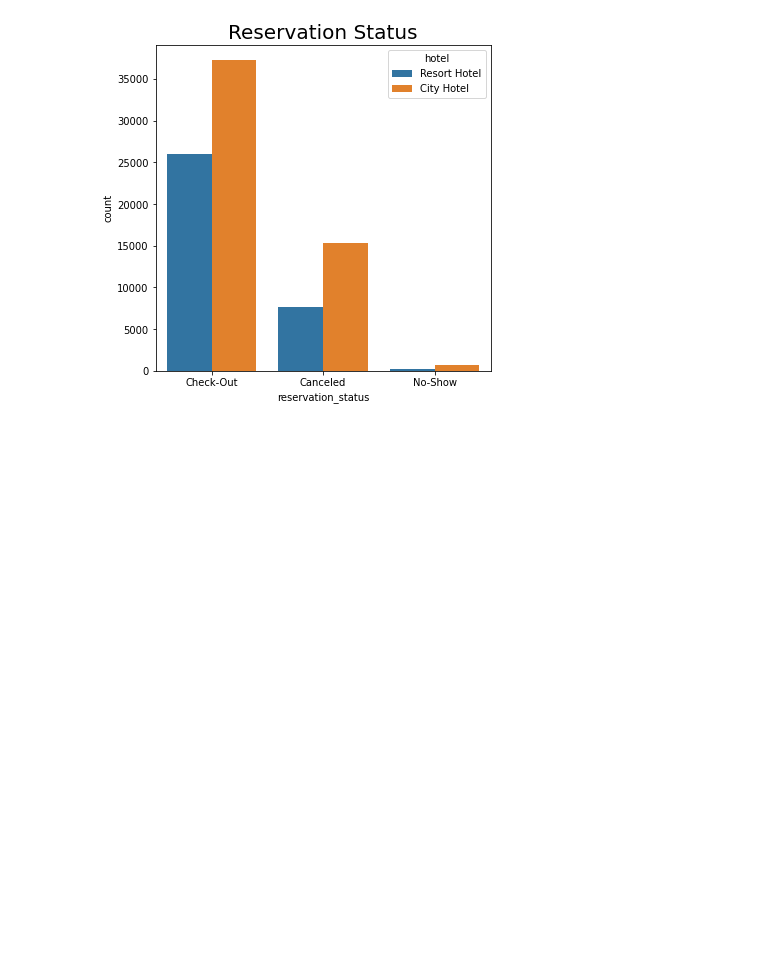
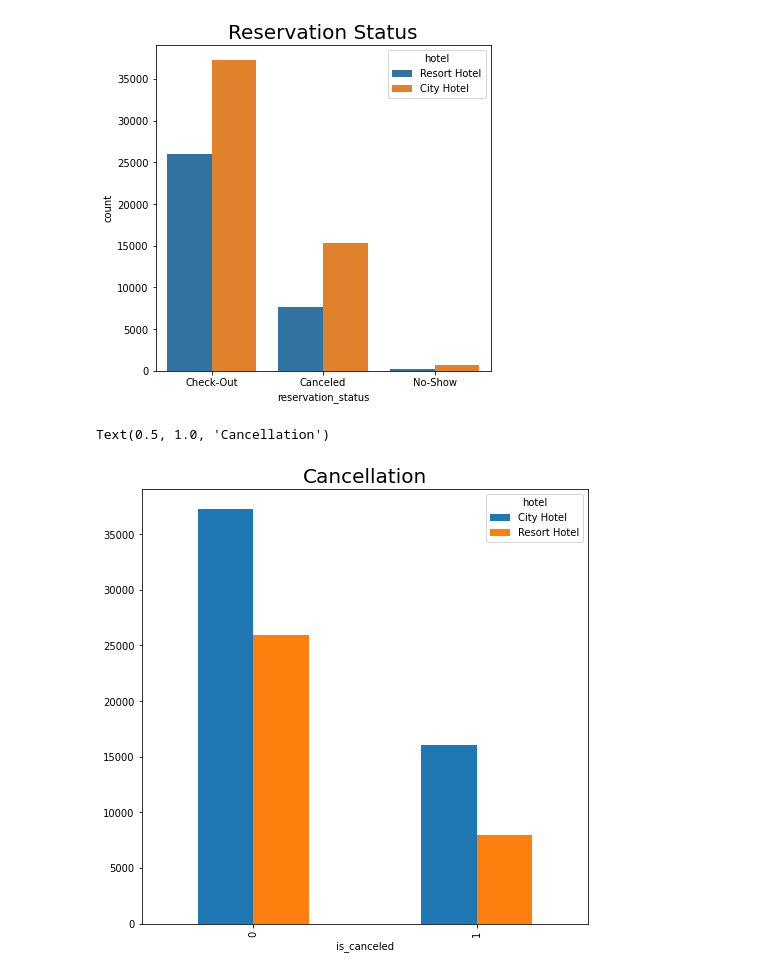
Before and after one commit to shikhar23091999/hotel-booking-analysis, a Jupyter notebook: Hotel_Booking_Analysis_Shikhar_Satpute.ipynb, the cells around one changed output. Cells and saved outputs as stored; diff of their text form; code cells hidden in the pictures; blank space fills up the shorter version.

```diff
--- a/Hotel_Booking_Analysis_Shikhar_Satpute.ipynb
+++ b/Hotel_Booking_Analysis_Shikhar_Satpute.ipynb
@@ -327,3 +327,11 @@ plt.figure(figsize=(6,6))
 sns.countplot(df_copy['reservation_status'],hue=df_copy.hotel).set_title("Reservation Status",fontsize =20 ).set_style('normal')
 # %% [output]
 [figure]
+# %%
+ax4= df_copy.groupby(['is_canceled','hotel']).size()
+ax4 = ax4.unstack()
+ax4=ax4.plot.bar()
+ax4.set_title("Cancellation",fontsize=20)
+# %% [output]
+Text(0.5, 1.0, 'Cancellation')
+[figure, added]
```
Also changed, not shown: parts of 10 cells of this notebook.
